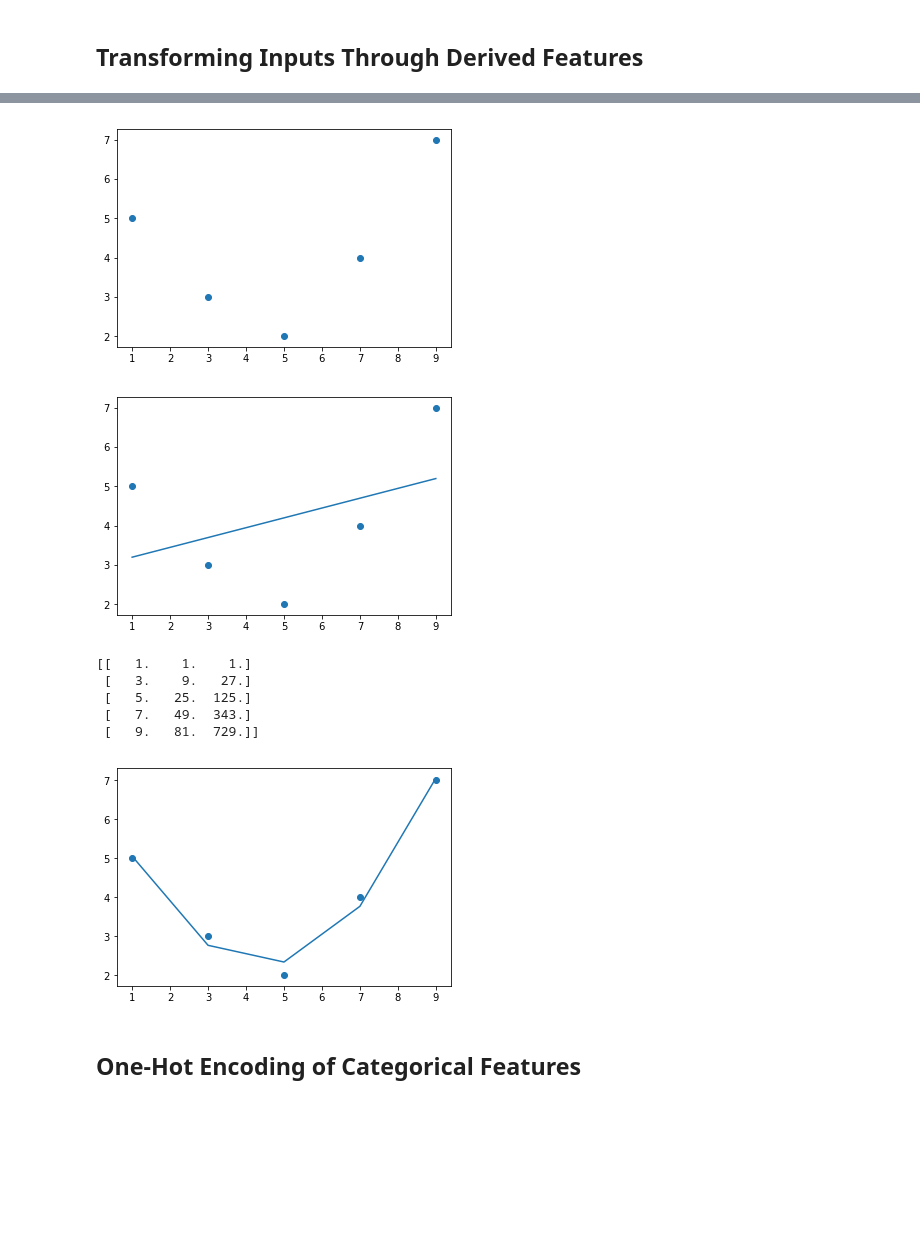
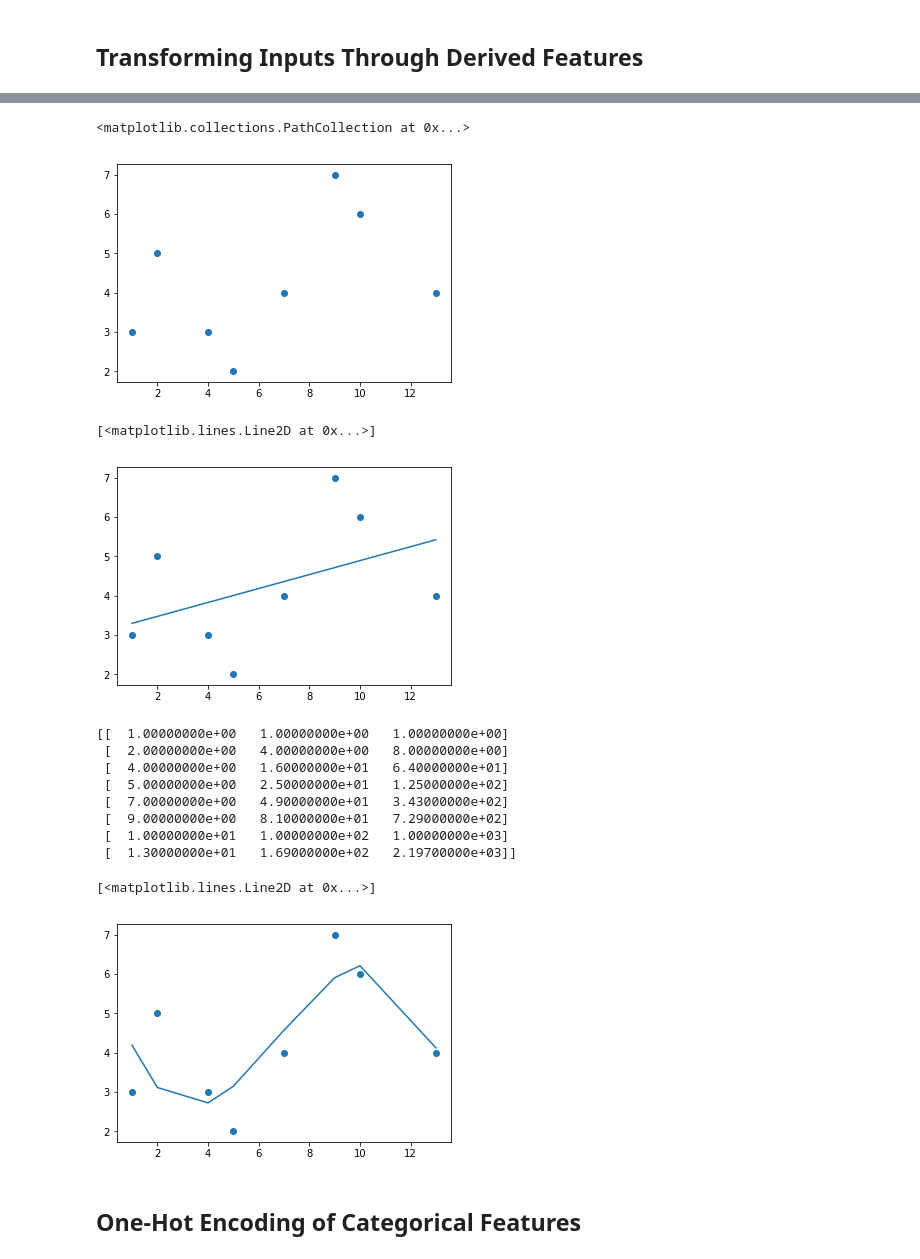
Before and after one commit to soft-eng-practicum/MLStocks, a Jupyter notebook: Section_8/Preprocessing_and_Feature_Engineering.ipynb, the cells around one changed output, grey strips where cells are left out. Saved outputs shown, nothing was run; the diff lists cells and outputs as text; code cells hidden in the pictures; blank space fills up the shorter version.

```diff
--- a/Section_8/Preprocessing_and_Feature_Engineering.ipynb
+++ b/Section_8/Preprocessing_and_Feature_Engineering.ipynb
@@ -161,24 +195,24 @@ print(fixedData)
 # %%
-%matplotlib inline
-import numpy as np
-import matplotlib.pyplot as plt
-from sklearn.linear_model import LinearRegression
-from sklearn.preprocessing import PolynomialFeatures
-
-x = np.array([1, 3, 5, 7, 9])
-y = np.array([5, 3, 2, 4, 7])
-plt.scatter(x, y);
+# Create and plot example coordinates.
+x = np.array([1, 2, 4, 5, 7, 9, 10, 13])
+y = np.array([3, 5, 3, 2, 4, 7, 6, 4])
+plt.scatter(x, y)
 # %% [output]
+<matplotlib.collections.PathCollection at 0x...>
-[figure, old version]
+[figure, new version]
 # %%
-X = x[:, np.newaxis]
+# Reshape into 2D array.
+X = x.reshape(-1, 1)
+# Fit a regression line to the data points.
 model = LinearRegression().fit(X, y)
 yfit = model.predict(X)
 plt.scatter(x, y)
-plt.plot(x, yfit);
+plt.plot(x, yfit)
 # %% [output]
+[<matplotlib.lines.Line2D at 0x...>]
-[figure, old version]
+[figure, new version]
 # %%
+# Add polynomial features.
 polynomial = PolynomialFeatures(degree=3, include_bias=False)
 additionalFeaturesData = polynomial.fit_transform(X)
 
@@ -186,18 +220,23 @@ additionalFeaturesData = polynomial.fit_transform(X)
 # the second column representing x squared, and the third column representing x cubed.
 print(additionalFeaturesData)
 # %% [output]
-[[   1.    1.    1.]
- [   3.    9.   27.]
- [   5.   25.  125.]
- [   7.   49.  343.]
- [   9.   81.  729.]]
+[[  1.00000000e+00   1.00000000e+00   1.00000000e+00]
+ [  2.00000000e+00   4.00000000e+00   8.00000000e+00]
+ [  4.00000000e+00   1.60000000e+01   6.40000000e+01]
+ [  5.00000000e+00   2.50000000e+01   1.25000000e+02]
+ [  7.00000000e+00   4.90000000e+01   3.43000000e+02]
+ [  9.00000000e+00   8.10000000e+01   7.29000000e+02]
+ [  1.00000000e+01   1.00000000e+02   1.00000000e+03]
+ [  1.30000000e+01   1.69000000e+02   2.19700000e+03]]
 # %%
+# Create a more sophisticated model with the additional data using linear regression.
 model = LinearRegression().fit(additionalFeaturesData, y)
 yfit = model.predict(additionalFeaturesData)
 plt.scatter(x, y)
-plt.plot(x, yfit);
+plt.plot(x, yfit)
 # %% [output]
+[<matplotlib.lines.Line2D at 0x...>]
-[figure, old version]
+[figure, new version]
 # %% [markdown]
 ## One-Hot Encoding of Categorical Features
 # %% [markdown]
```
Also changed, not shown: parts of 30 cells of this notebook, 1 other file.
